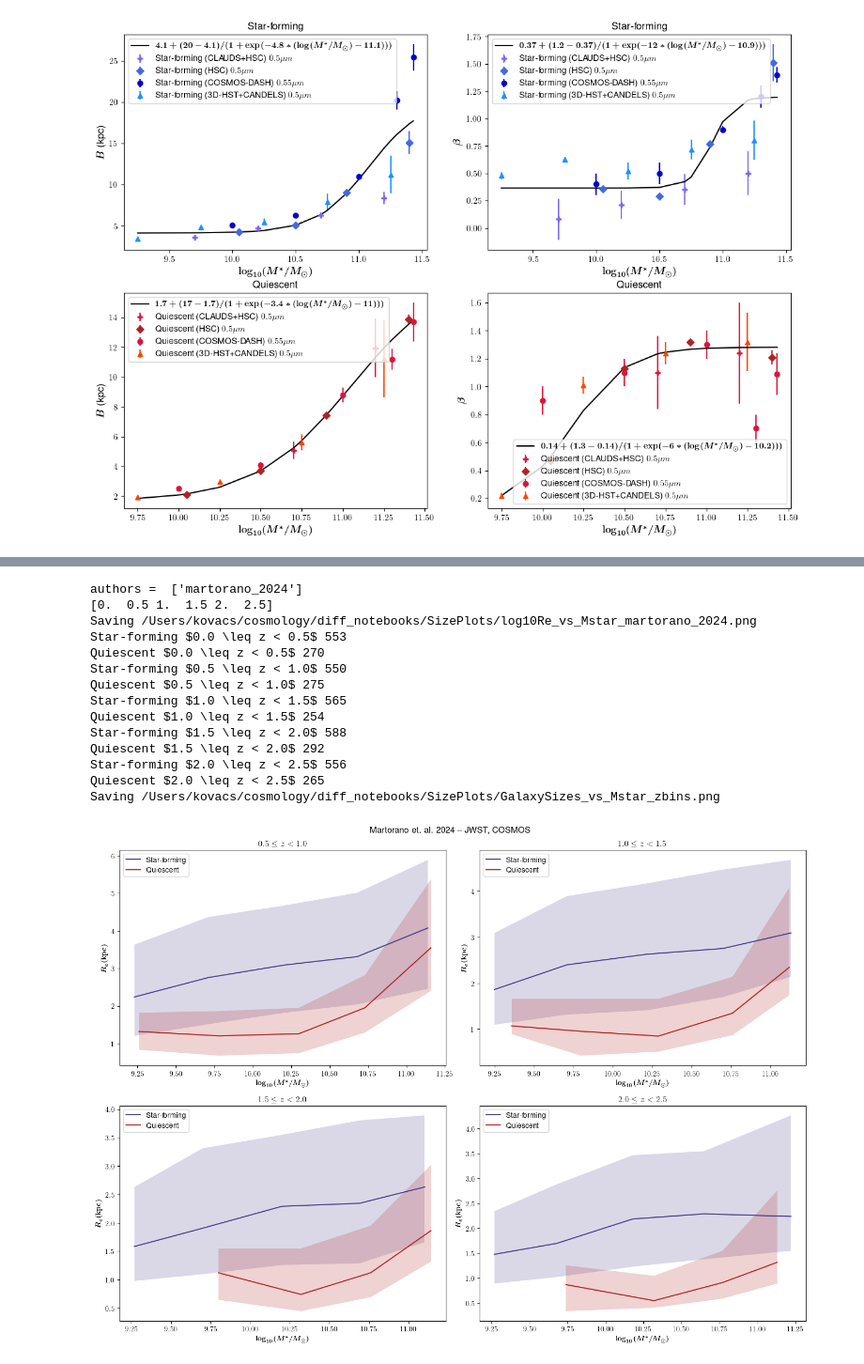
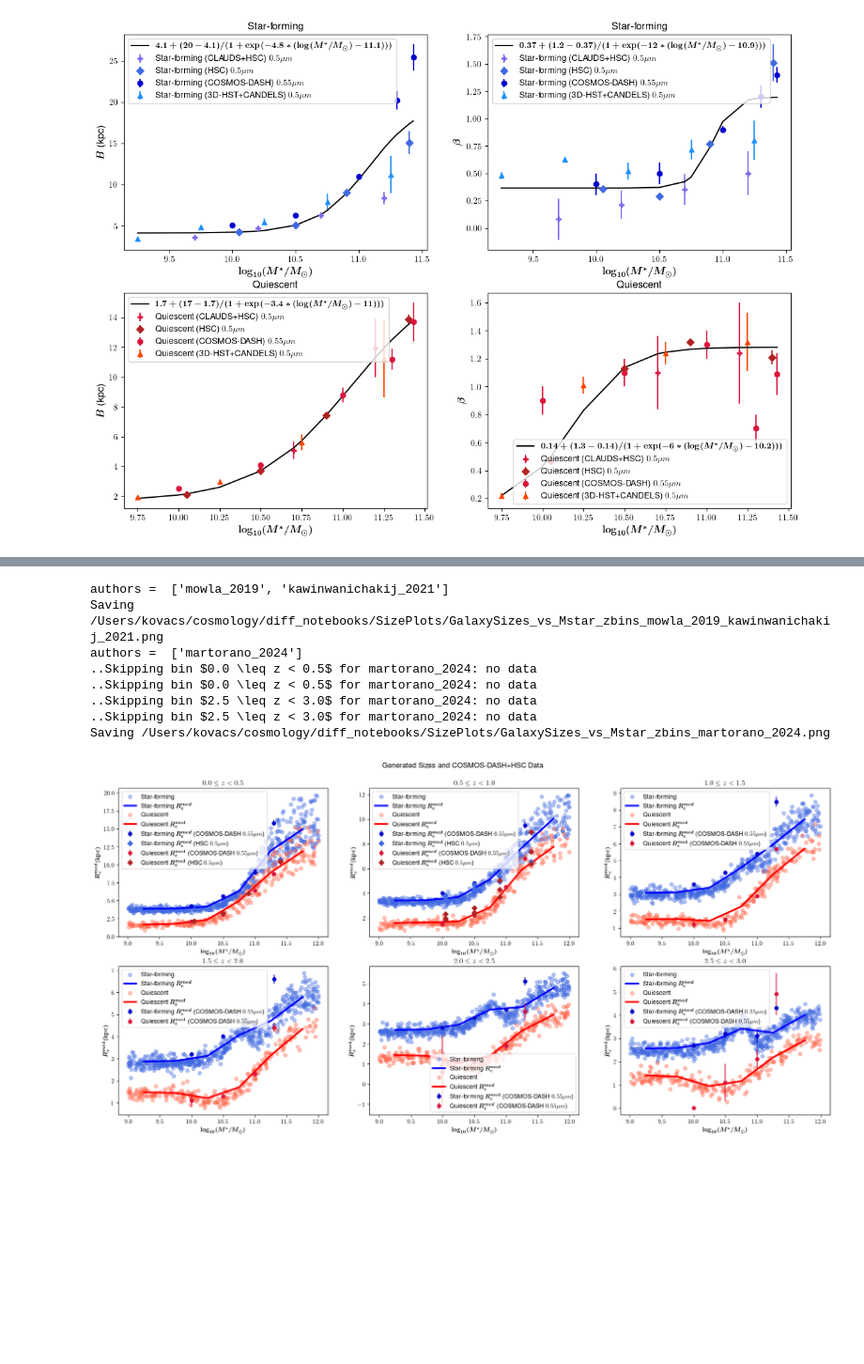
Before and after one commit to ArgonneCPAC/diffaux, a Jupyter notebook: notebooks/GalaxySizes.ipynb, the cells around one changed output, grey strips where cells are left out. Shown at 94% size. Drawn from its saved outputs; the diff is of its cells as text; code cells hidden in the pictures; blank space fills up the shorter version.

```diff
--- a/notebooks/GalaxySizes.ipynb
+++ b/notebooks/GalaxySizes.ipynb
@@ -875,7 +877,7 @@ def generate_sizes(fits, log_Mstar, redshift, color, parameters,
     sizes_hi = np.random.normal(loc=R_med, scale=scatter_hi, size=Ngals)
     sizes_lo = np.random.normal(loc=R_med, scale=scatter_lo, size=Ngals)
 
-    return np.where(sizes_lo < R_med, sizes_lo, sizes_hi), R_med, sizes_hi, sizes_lo, scatter_up, scatter_down
+    return np.where(sizes_lo < R_med, sizes_lo, sizes_hi), R_med, scatter_up, scatter_down
 # %%
 #test sizes
 N = 5000
@@ -887,7 +889,7 @@ log_Mstar = np.random.uniform(low=lM_lo, high=lM_hi, size=N)
 redshift = np.random.uniform(low=z_lo, high=z_hi, size=N)
 color_gal = np.random.uniform(low=-0.2, high=2.3, size=N)
 #print(log_Mstar, redshift, color)
-Re, R_med, sizes_hi, sizes_lo, scatter_up, scatter_down = generate_sizes(fits[fit_type], log_Mstar, redshift, color_gal,
+Re, R_med, scatter_up, scatter_down = generate_sizes(fits[fit_type], log_Mstar, redshift, color_gal,
                                                                          validation_info[fit_type]['y-values'])
 print(np.min(R_med), np.max(R_med))
 print(np.min(Re), np.max(Re))
@@ -897,6 +899,6 @@ print(np.min(Re), np.max(Re))
 # %%
 from scipy.stats import binned_statistic
-qs = [Re, R_med, sizes_hi, sizes_lo, scatter_up, scatter_down]
+qs = [Re, R_med, scatter_up, scatter_down]
 nrow, ncol = get_nrow_ncol(len(qs))
 fig, ax_all = plt.subplots(nrow, ncol, figsize=(ncol * 7, nrow * 5))
 for ax, q in zip(ax_all.flat, qs):
@@ -906,6 +908,11 @@ for ax, q in zip(ax_all.flat, qs):
 # %%
-test = {}
-for sample in samples:
-    test= read_size_data(test, authors, info_key='Re_vs_Mstar_data', sample=sample)
-print(test)#.keys()
+tests = [{}, {}]
+print(samples)
+for test, ikey in zip(tests, ['Re_vs_z_data', 'Re_vs_Mstar_data']):
+    if 'Mstar' in ikey:
+        for sample in samples:
+            test= read_size_data(test, authors, info_key=ikey, sample=sample)
+    else:
+        test= read_size_data(test, authors, info_key=ikey)
+    print(test[ikey].keys())
 # %% [output]
@@ -999,22 +1020,18 @@ def plot_generated_sizes(Re, color_gal, log_Mstar, redshift,
 
     return
 # %%
-authors_M = get_author_list(validation_info['Re_vs_Mstar_data'])
-plot_generated_sizes(Re, color_gal, log_Mstar, redshift, samples,
-                     authors_M, test['Re_vs_Mstar_data'], validation_info['Re_vs_Mstar_data'])
+# make validation plots
+for test, ikey in zip(tests, ['Re_vs_z_data', 'Re_vs_Mstar_data']):
+    authors = get_author_list(validation_info[ikey])
+    plot_generated_sizes(Re, R_med, color_gal, log_Mstar, redshift, samples,
+                         authors, test[ikey], validation_info[ikey])
 # %% [output]
+authors =  ['mowla_2019', 'kawinwanichakij_2021']
+Saving /Users/kovacs/cosmology/diff_notebooks/SizePlots/GalaxySizes_vs_Mstar_zbins_mowla_2019_kawinwanichakij_2021.png
 authors =  ['martorano_2024']
-[0.  0.5 1.  1.5 2.  2.5]
-Saving /Users/kovacs/cosmology/diff_notebooks/SizePlots/log10Re_vs_Mstar_martorano_2024.png
-Star-forming $0.0 \leq z < 0.5$ 553
-Quiescent $0.0 \leq z < 0.5$ 270
-Star-forming $0.5 \leq z < 1.0$ 550
-Quiescent $0.5 \leq z < 1.0$ 275
-Star-forming $1.0 \leq z < 1.5$ 565
-Quiescent $1.0 \leq z < 1.5$ 254
-Star-forming $1.5 \leq z < 2.0$ 588
-Quiescent $1.5 \leq z < 2.0$ 292
-Star-forming $2.0 \leq z < 2.5$ 556
-Quiescent $2.0 \leq z < 2.5$ 265
-Saving /Users/kovacs/cosmology/diff_notebooks/SizePlots/GalaxySizes_vs_Mstar_zbins.png
+..Skipping bin $0.0 \leq z < 0.5$ for martorano_2024: no data
+..Skipping bin $0.0 \leq z < 0.5$ for martorano_2024: no data
+..Skipping bin $2.5 \leq z < 3.0$ for martorano_2024: no data
+..Skipping bin $2.5 \leq z < 3.0$ for martorano_2024: no data
+Saving /Users/kovacs/cosmology/diff_notebooks/SizePlots/GalaxySizes_vs_Mstar_zbins_martorano_2024.png
-[figure, old version]
+[figure, new version]
```
Also changed, not shown: parts of 8 cells of this notebook.
